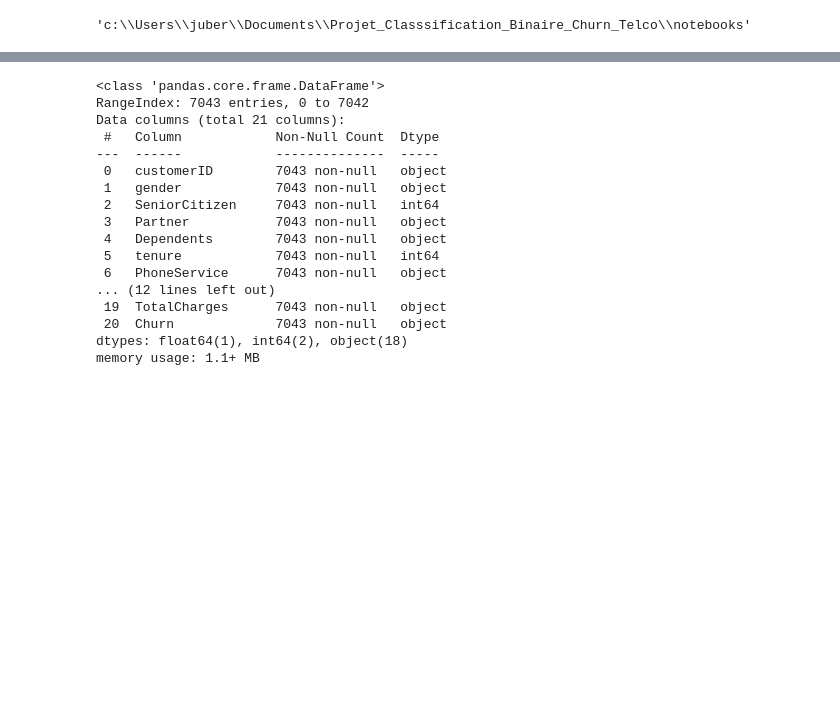
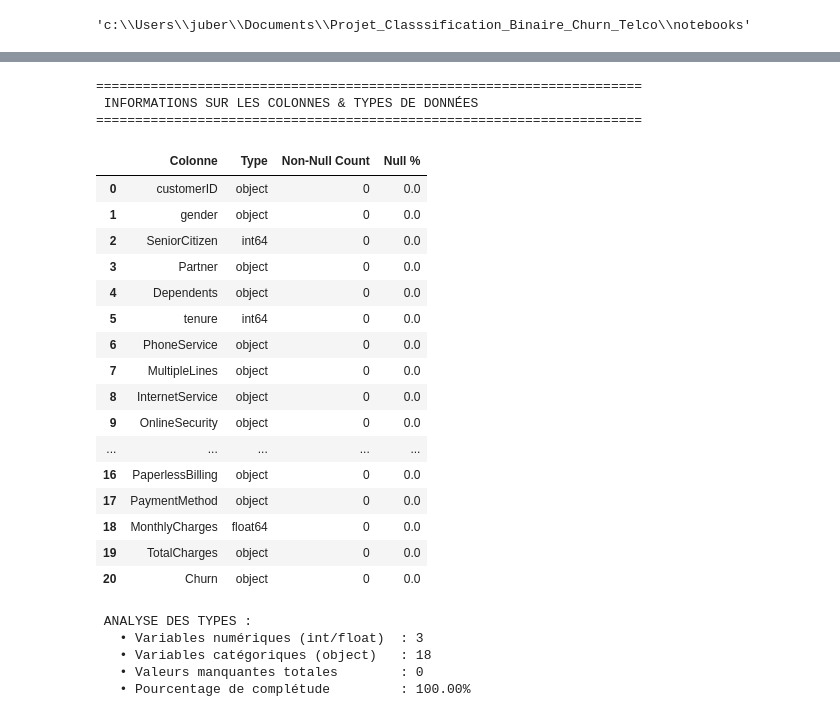
Before and after one commit to Dylan-Jbt/Scoring_de_churn_client, a Jupyter notebook: notebooks/01_exploration_des_donnees.ipynb, the cells around one changed output, grey strips where cells are left out. Drawn from its saved outputs; the diff is of its cells as text; code cells hidden in the pictures; blank space fills up the shorter version.

```diff
--- a/notebooks/01_exploration_des_donnees.ipynb
+++ b/notebooks/01_exploration_des_donnees.ipynb
@@ -47,21 +154,48 @@ df.head()
 # %%
-#Affichage des informations sur le dataframe :
-df.info()
+# Affichage détaillé des informations du dataframe
+print("\n" + "="*70)
+print(" INFORMATIONS SUR LES COLONNES & TYPES DE DONNÉES")
+print("="*70 + "\n")
+
+# Créer un rapport personnalisé
+info_data = {
+    'Colonne': df.columns,
+    'Type': df.dtypes.values,
+    'Non-Null Count': df.isnull().sum().values,
+    'Null %': (df.isnull().sum().values / len(df) * 100).round(2)
+}
+
+info_df = pd.DataFrame(info_data)
+display(info_df)
+
+print("\n ANALYSE DES TYPES :")
+print(f"   • Variables numériques (int/float)  : {df.select_dtypes(include=[np.number]).shape[1]}")
+print(f"   • Variables catégoriques (object)   : {df.select_dtypes(include=['object']).shape[1]}")
+print(f"   • Valeurs manquantes totales        : {df.isnull().sum().sum()}")
+print(f"   • Pourcentage de complétude         : {(1 - df.isnull().sum().sum() / (df.shape[0] * df.shape[1])) * 100:.2f}%")
 # %% [output]
-<class 'pandas.core.frame.DataFrame'>
-RangeIndex: 7043 entries, 0 to 7042
-Data columns (total 21 columns):
- #   Column            Non-Null Count  Dtype
----  ------            --------------  -----
- 0   customerID        7043 non-null   object
- 1   gender            7043 non-null   object
- 2   SeniorCitizen     7043 non-null   int64
- 3   Partner           7043 non-null   object
- 4   Dependents        7043 non-null   object
- 5   tenure            7043 non-null   int64
- 6   PhoneService      7043 non-null   object
-... (12 lines left out)
- 19  TotalCharges      7043 non-null   object
- 20  Churn             7043 non-null   object
-dtypes: float64(1), int64(2), object(18)
-memory usage: 1.1+ MB
+======================================================================
+ INFORMATIONS SUR LES COLONNES & TYPES DE DONNÉES
+======================================================================
+|  | Colonne | Type | Non-Null Count | Null % |
+| 0 | customerID | object | 0 | 0.0 |
+| 1 | gender | object | 0 | 0.0 |
+| 2 | SeniorCitizen | int64 | 0 | 0.0 |
+| 3 | Partner | object | 0 | 0.0 |
+| 4 | Dependents | object | 0 | 0.0 |
+| 5 | tenure | int64 | 0 | 0.0 |
+| 6 | PhoneService | object | 0 | 0.0 |
+| 7 | MultipleLines | object | 0 | 0.0 |
+| 8 | InternetService | object | 0 | 0.0 |
+| 9 | OnlineSecurity | object | 0 | 0.0 |
+| ... | ... | ... | ... | ... |
+| 16 | PaperlessBilling | object | 0 | 0.0 |
+| 17 | PaymentMethod | object | 0 | 0.0 |
+| 18 | MonthlyCharges | float64 | 0 | 0.0 |
+| 19 | TotalCharges | object | 0 | 0.0 |
+| 20 | Churn | object | 0 | 0.0 |
+ ANALYSE DES TYPES :
+   • Variables numériques (int/float)  : 3
+   • Variables catégoriques (object)   : 18
+   • Valeurs manquantes totales        : 0
+   • Pourcentage de complétude         : 100.00%
```
Also changed, not shown: parts of 18 cells of this notebook, 1 other file.
